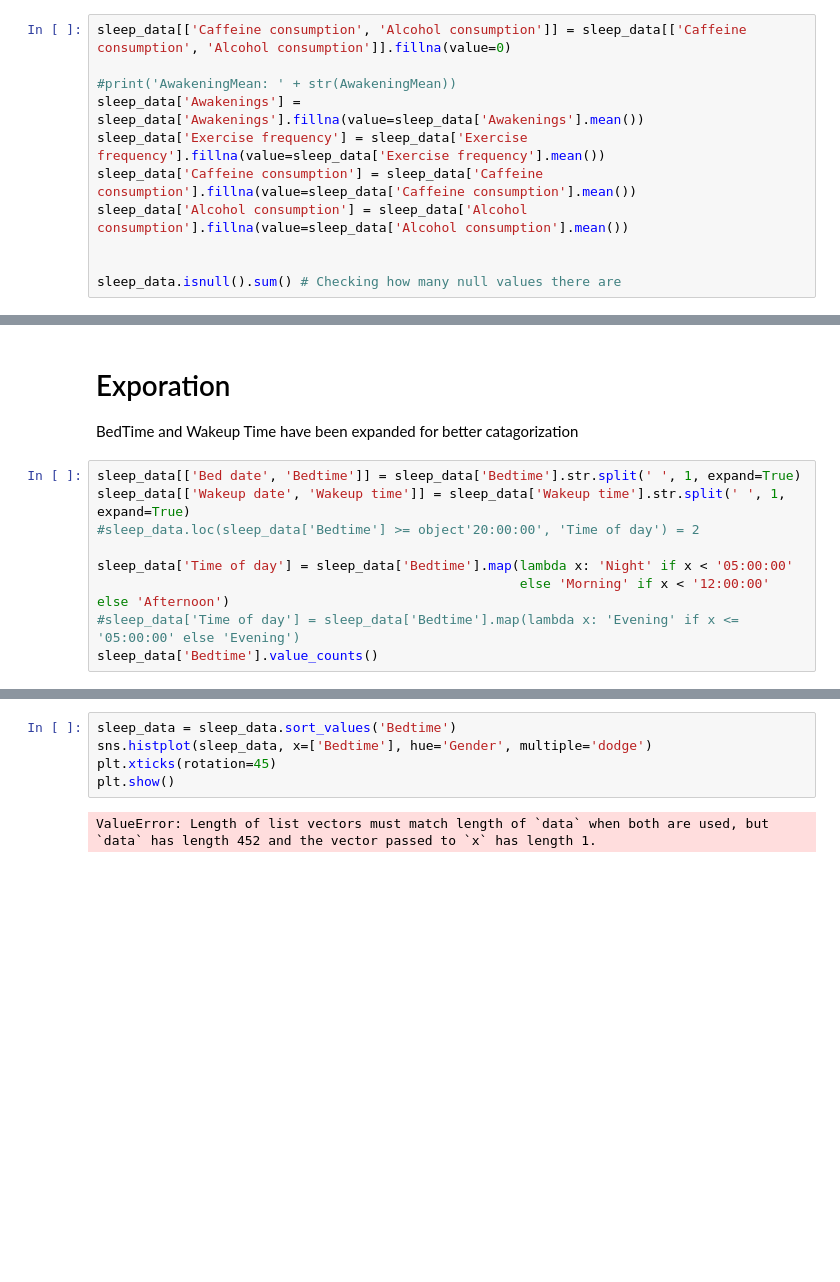
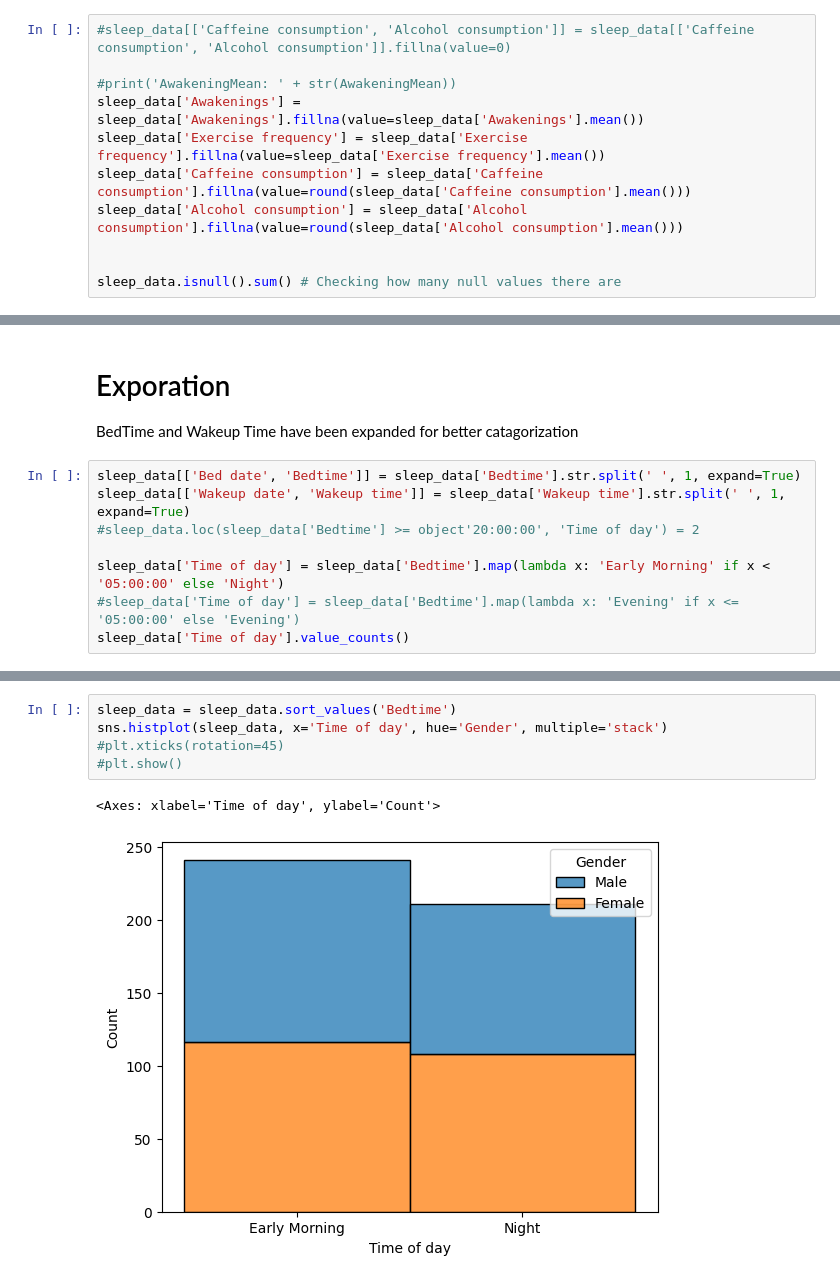
Before and after one commit to AvienReactor/CSE-Final, a Jupyter notebook: SleepJar.ipynb, the cells around one changed output, grey strips where cells are left out. Cells and saved outputs as stored; diff of their text form; blank space fills up the shorter version.

```diff
--- a/SleepJar.ipynb
+++ b/SleepJar.ipynb
@@ -44,13 +47,13 @@ Smoking status             0
 Exercise frequency         6
 dtype: int64
 # %%
-sleep_data[['Caffeine consumption', 'Alcohol consumption']] = sleep_data[['Caffeine consumption', 'Alcohol consumption']].fillna(value=0)
+#sleep_data[['Caffeine consumption', 'Alcohol consumption']] = sleep_data[['Caffeine consumption', 'Alcohol consumption']].fillna(value=0)
 
 #print('AwakeningMean: ' + str(AwakeningMean))
 sleep_data['Awakenings'] = sleep_data['Awakenings'].fillna(value=sleep_data['Awakenings'].mean())
 sleep_data['Exercise frequency'] = sleep_data['Exercise frequency'].fillna(value=sleep_data['Exercise frequency'].mean())
-sleep_data['Caffeine consumption'] = sleep_data['Caffeine consumption'].fillna(value=sleep_data['Caffeine consumption'].mean())
-sleep_data['Alcohol consumption'] = sleep_data['Alcohol consumption'].fillna(value=sleep_data['Alcohol consumption'].mean())
+sleep_data['Caffeine consumption'] = sleep_data['Caffeine consumption'].fillna(value=round(sleep_data['Caffeine consumption'].mean()))
+sleep_data['Alcohol consumption'] = sleep_data['Alcohol consumption'].fillna(value=round(sleep_data['Alcohol consumption'].mean()))
 
 
 sleep_data.isnull().sum() # Checking how many null values there are
@@ -78,8 +81,7 @@ sleep_data[['Bed date', 'Bedtime']] = sleep_data['Bedtime'].str.split(' ', 1, ex
 sleep_data[['Wakeup date', 'Wakeup time']] = sleep_data['Wakeup time'].str.split(' ', 1, expand=True)
 #sleep_data.loc(sleep_data['Bedtime'] >= object'20:00:00', 'Time of day') = 2
 
-sleep_data['Time of day'] = sleep_data['Bedtime'].map(lambda x: 'Night' if x < '05:00:00'
-                                                      else 'Morning' if x < '12:00:00' else 'Afternoon')
+sleep_data['Time of day'] = sleep_data['Bedtime'].map(lambda x: 'Early Morning' if x < '05:00:00' else 'Night')
 #sleep_data['Time of day'] = sleep_data['Bedtime'].map(lambda x: 'Evening' if x <= '05:00:00' else 'Evening')
-sleep_data['Bedtime'].value_counts()
+sleep_data['Time of day'].value_counts()
 # %% [output]
@@ -98,7 +91,8 @@ Name: Bedtime, dtype: int64
 # %%
 sleep_data = sleep_data.sort_values('Bedtime')
-sns.histplot(sleep_data, x=['Bedtime'], hue='Gender', multiple='dodge')
-plt.xticks(rotation=45)
-plt.show()
+sns.histplot(sleep_data, x='Time of day', hue='Gender', multiple='stack')
+#plt.xticks(rotation=45)
+#plt.show()
 # %% [output]
-ValueError: Length of list vectors must match length of `data` when both are used, but `data` has length 452 and the vector passed to `x` has length 1.
+<Axes: xlabel='Time of day', ylabel='Count'>
+[figure, added]
```
Also changed, not shown: parts of 5 cells of this notebook.
